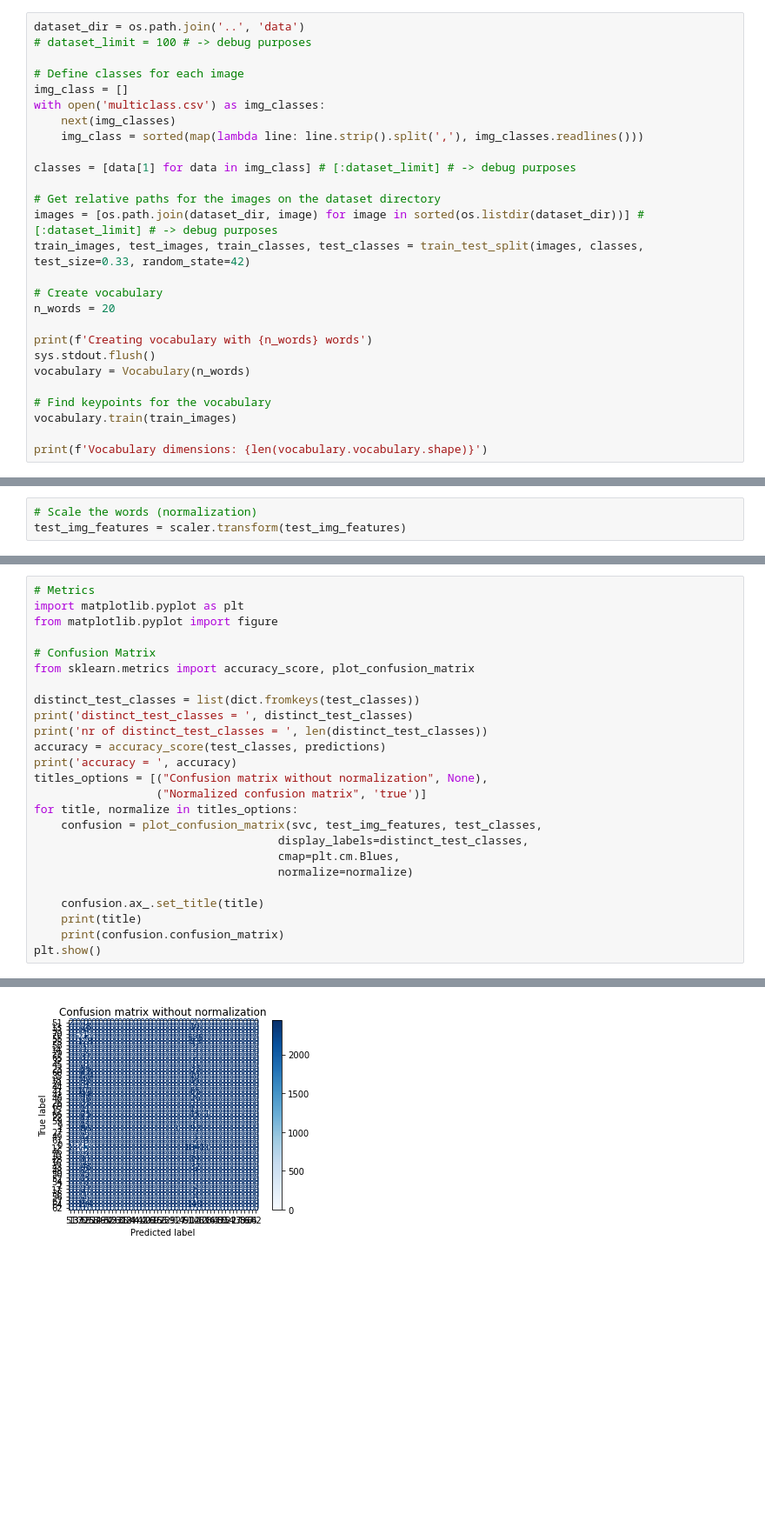
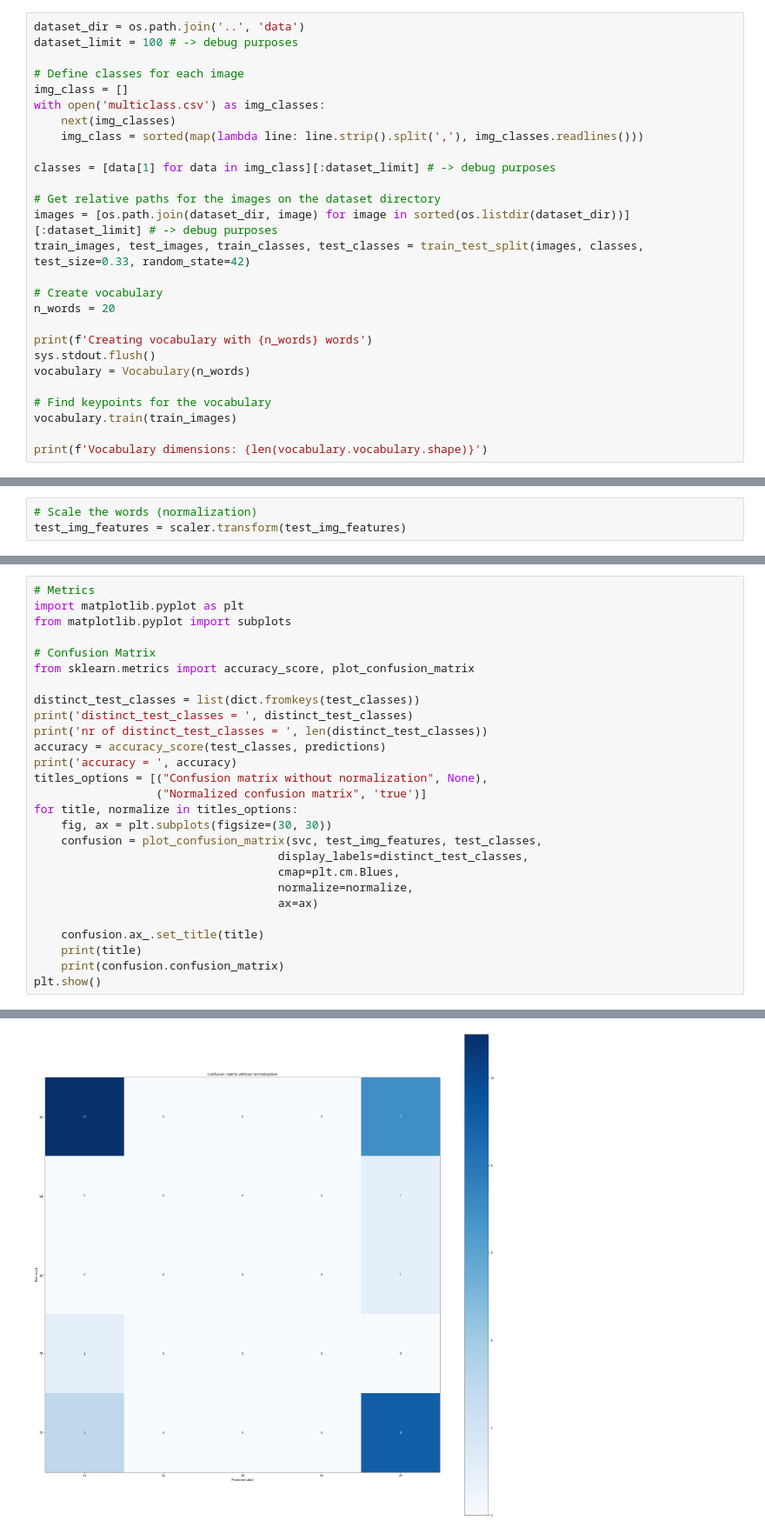
Before and after one commit to Goncalo101/FEUP-VCOM2, a Jupyter notebook: bow/bow.ipynb, the cells around one changed output, grey strips where cells are left out. Shown at 87% size. Drawn from its saved outputs; the diff is of its cells as text; blank space fills up the shorter version.

```diff
--- a/bow/bow.ipynb
+++ b/bow/bow.ipynb
@@ -10,7 +10,7 @@ from sklearn.model_selection import train_test_split
 from vocabulary import Vocabulary, open_image, draw_keypoints
 # %%
 dataset_dir = os.path.join('..', 'data')
-# dataset_limit = 100 # -> debug purposes
+dataset_limit = 100 # -> debug purposes
 
 # Define classes for each image
 img_class = []
@@ -18,10 +18,10 @@ with open('multiclass.csv') as img_classes:
     next(img_classes)
     img_class = sorted(map(lambda line: line.strip().split(','), img_classes.readlines()))
 
-classes = [data[1] for data in img_class] # [:dataset_limit] # -> debug purposes
+classes = [data[1] for data in img_class][:dataset_limit] # -> debug purposes
 
 # Get relative paths for the images on the dataset directory
-images = [os.path.join(dataset_dir, image) for image in sorted(os.listdir(dataset_dir))] # [:dataset_limit] # -> debug purposes
+images = [os.path.join(dataset_dir, image) for image in sorted(os.listdir(dataset_dir))][:dataset_limit] # -> debug purposes
 train_images, test_images, train_classes, test_classes = train_test_split(images, classes, test_size=0.33, random_state=42)
 
 # Create vocabulary
@@ -117,7 +117,7 @@ prediction =  ['51' '51' '51' '51' '13' '13' '13' '13' '13' '51' '13' '13' '13'
 # %%
 # Metrics
 import matplotlib.pyplot as plt
-from matplotlib.pyplot import figure
+from matplotlib.pyplot import subplots
 
 # Confusion Matrix
 from sklearn.metrics import accuracy_score, plot_confusion_matrix
@@ -130,10 +130,12 @@ print('accuracy = ', accuracy)
 titles_options = [("Confusion matrix without normalization", None),
                   ("Normalized confusion matrix", 'true')]
 for title, normalize in titles_options:
+    fig, ax = plt.subplots(figsize=(30, 30))
     confusion = plot_confusion_matrix(svc, test_img_features, test_classes,
                                     display_labels=distinct_test_classes,
                                     cmap=plt.cm.Blues,
-                                    normalize=normalize)
+                                    normalize=normalize,
+                                    ax=ax)
 
     confusion.ax_.set_title(title)
     print(title)
@@ -162 +160 @@ Normalized confusion matrix
-[figure, old version]
+[figure, new version]
```
Also changed, not shown: parts of 3 cells of this notebook.
